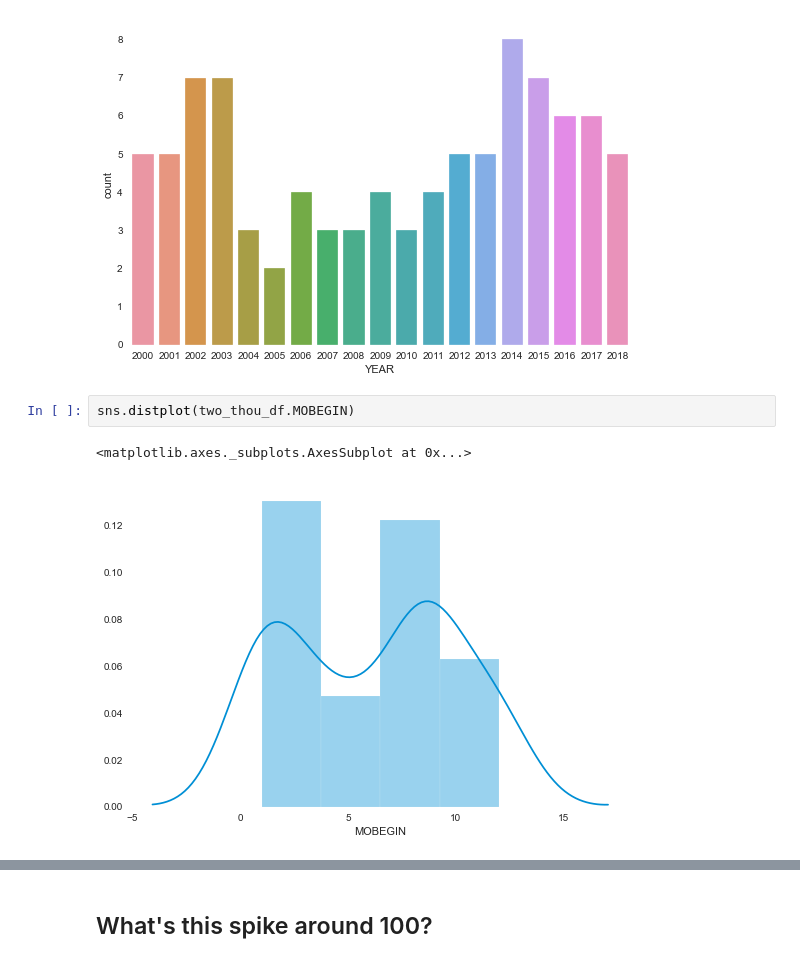
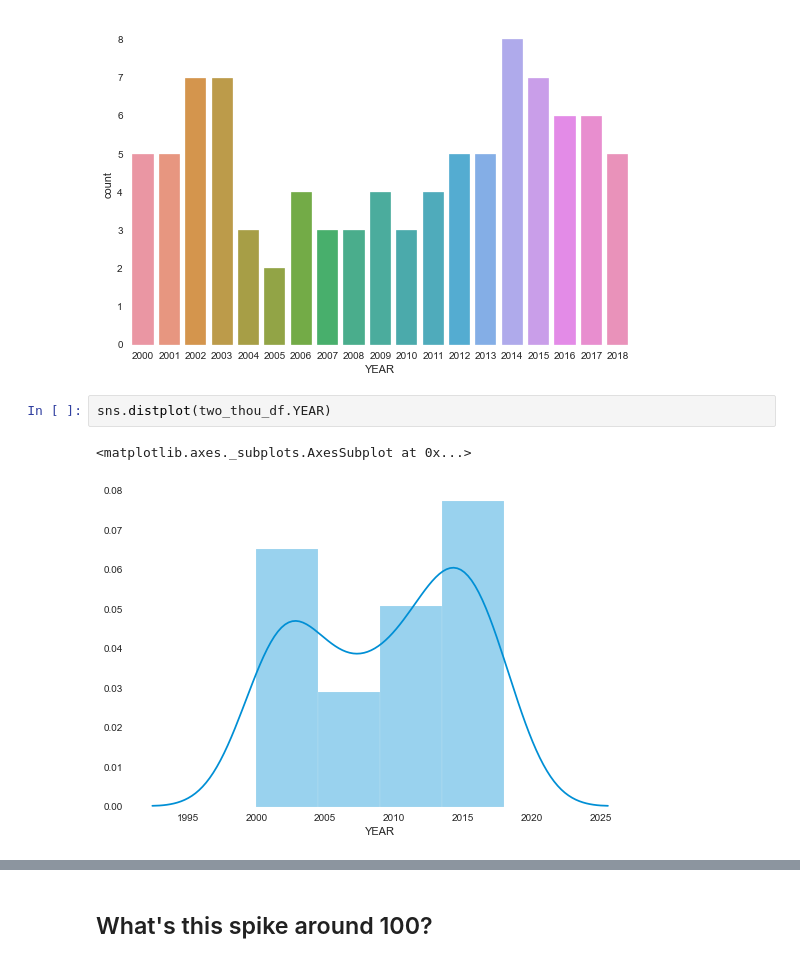
Before and after one commit to MichaelBurak/regime_changes, a Jupyter notebook: regime_changes.ipynb, the cells around one changed output, grey strips where cells are left out. Drawn from its saved outputs; the diff is of its cells as text.

```diff
--- a/regime_changes.ipynb
+++ b/regime_changes.ipynb
@@ -230,7 +263,7 @@ sns.countplot(two_thou_df.YEAR)
 <matplotlib.axes._subplots.AxesSubplot at 0x...>
 [figure]
 # %%
-sns.distplot(two_thou_df.MOBEGIN)
+sns.distplot(two_thou_df.YEAR)
 # %% [output]
 <matplotlib.axes._subplots.AxesSubplot at 0x...>
-[figure, old version]
+[figure, new version]
```
Also changed, not shown: parts of 51 cells of this notebook.
